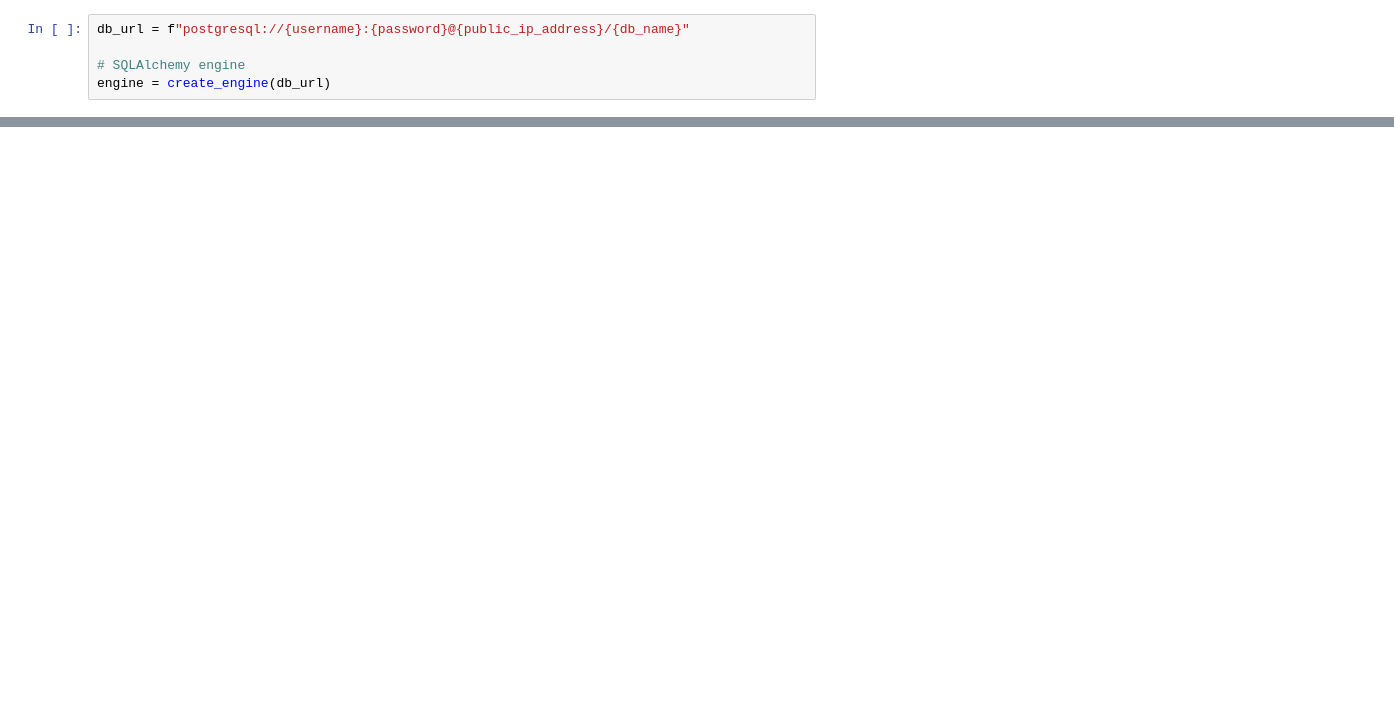
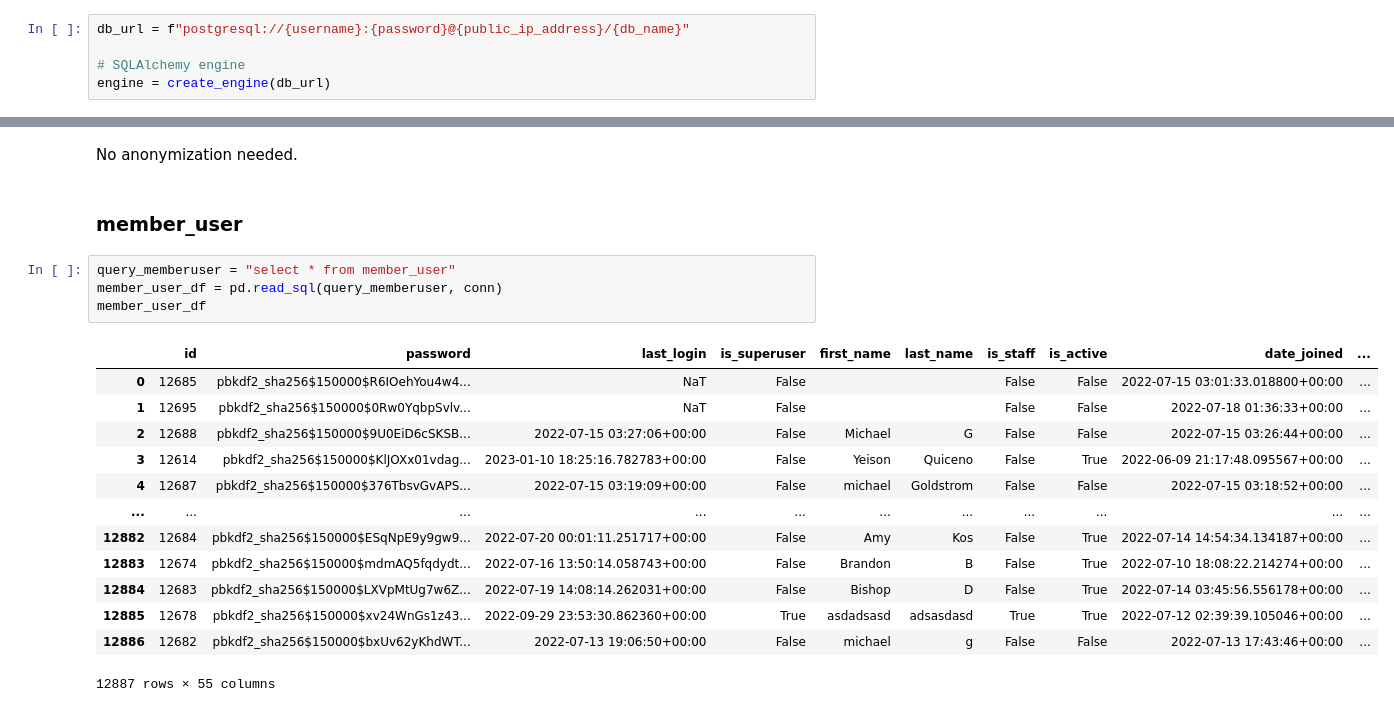
Before and after one commit to GMB-Interns/ETL, a Jupyter notebook: gcloud_etl_pipeline/ETL_Python_Goolge Cloud_Connection.ipynb, the cells around one changed output, grey strips where cells are left out. Drawn from its saved outputs; the diff is of its cells as text; blank space fills up the shorter version.

Commit message:
anonymization

```diff
--- a/gcloud_etl_pipeline/ETL_Python_Goolge Cloud_Connection.ipynb
+++ b/gcloud_etl_pipeline/ETL_Python_Goolge Cloud_Connection.ipynb
@@ -114,0 +178,22 @@ biling_paymentcustomer_anonydf.to_sql('billing_paymentcustomer_anonymized', engi
+# %% [markdown]
+No anonymization needed.
+# %% [markdown]
+### member_user
+# %%
+query_memberuser = "select * from member_user"
+member_user_df = pd.read_sql(query_memberuser, conn)
+member_user_df
+# %% [output]
+|  | id | password | last_login | is_superuser | first_name | last_name | is_staff | is_active | date_joined | ... |
+| 0 | 12685 | pbkdf2_sha256$150000$R6IOehYou4w4... | NaT | False |  |  | False | False | 2022-07-15 03:01:33.018800+00:00 | ... |
+| 1 | 12695 | pbkdf2_sha256$150000$0Rw0YqbpSvlv... | NaT | False |  |  | False | False | 2022-07-18 01:36:33+00:00 | ... |
+| 2 | 12688 | pbkdf2_sha256$150000$9U0EiD6cSKSB... | 2022-07-15 03:27:06+00:00 | False | Michael | G | False | False | 2022-07-15 03:26:44+00:00 | ... |
+| 3 | 12614 | pbkdf2_sha256$150000$KlJOXx01vdag... | 2023-01-10 18:25:16.782783+00:00 | False | Yeison | Quiceno | False | True | 2022-06-09 21:17:48.095567+00:00 | ... |
+| 4 | 12687 | pbkdf2_sha256$150000$376TbsvGvAPS... | 2022-07-15 03:19:09+00:00 | False | michael | Goldstrom | False | False | 2022-07-15 03:18:52+00:00 | ... |
+| ... | ... | ... | ... | ... | ... | ... | ... | ... | ... | ... |
+| 12882 | 12684 | pbkdf2_sha256$150000$ESqNpE9y9gw9... | 2022-07-20 00:01:11.251717+00:00 | False | Amy | Kos | False | True | 2022-07-14 14:54:34.134187+00:00 | ... |
+| 12883 | 12674 | pbkdf2_sha256$150000$mdmAQ5fqdydt... | 2022-07-16 13:50:14.058743+00:00 | False | Brandon | B | False | True | 2022-07-10 18:08:22.214274+00:00 | ... |
+| 12884 | 12683 | pbkdf2_sha256$150000$LXVpMtUg7w6Z... | 2022-07-19 14:08:14.262031+00:00 | False | Bishop | D | False | True | 2022-07-14 03:45:56.556178+00:00 | ... |
+| 12885 | 12678 | pbkdf2_sha256$150000$xv24WnGs1z43... | 2022-09-29 23:53:30.862360+00:00 | True | asdadsasd | adsasdasd | True | True | 2022-07-12 02:39:39.105046+00:00 | ... |
+| 12886 | 12682 | pbkdf2_sha256$150000$bxUv62yKhdWT... | 2022-07-13 19:06:50+00:00 | False | michael | g | False | False | 2022-07-13 17:43:46+00:00 | ... |
+12887 rows × 55 columns
```
Also changed, not shown: parts of 32 cells of this notebook.
